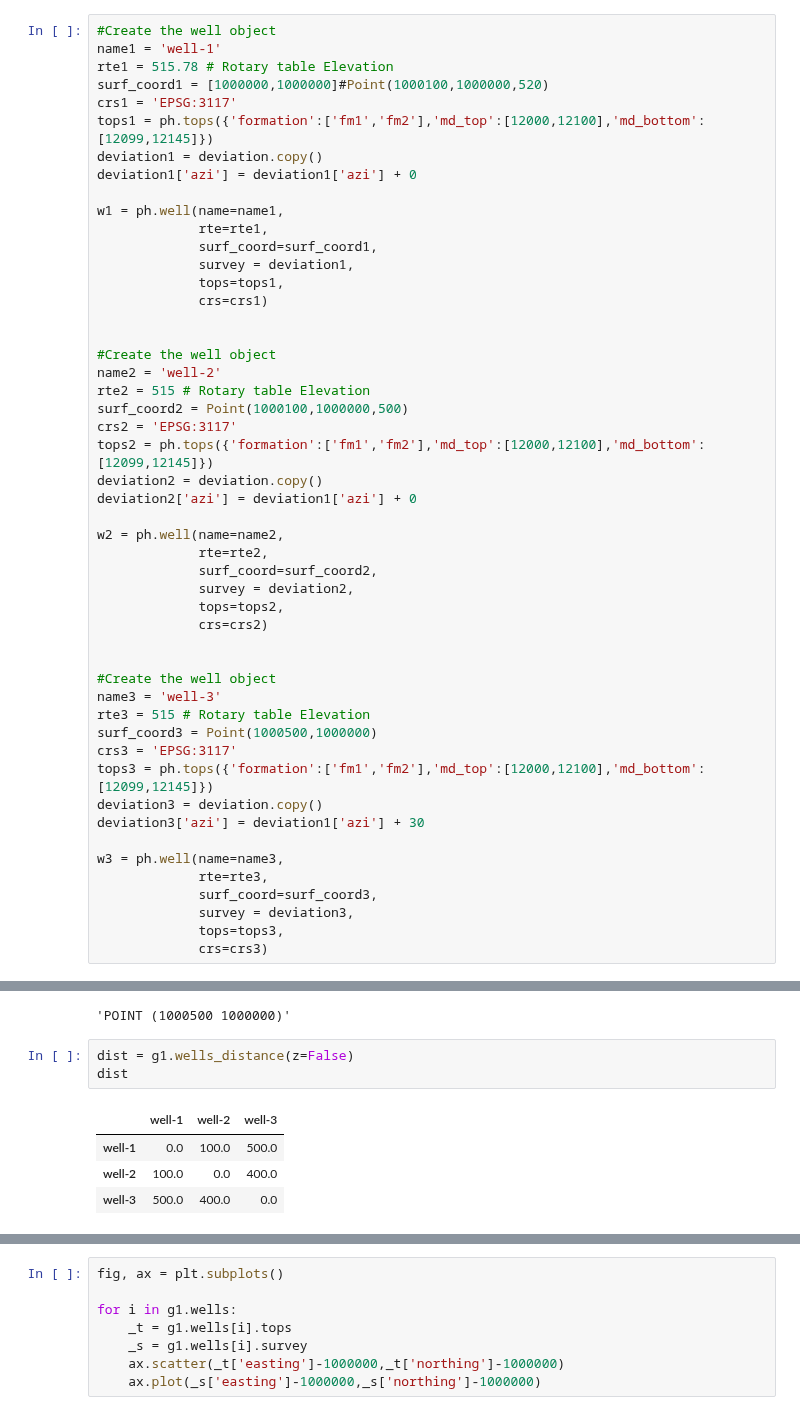
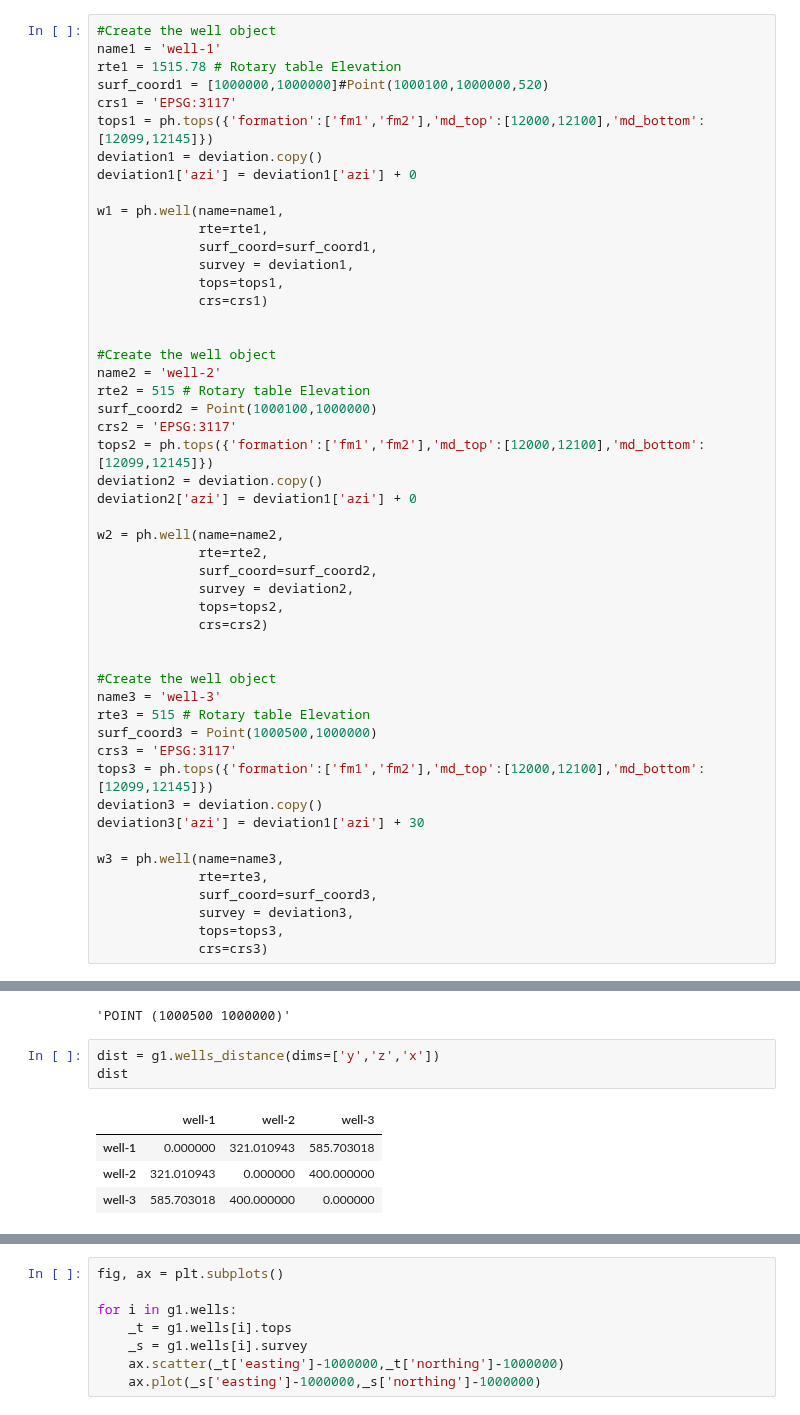
Before and after one commit to scuervo91/reservoirpy, a Jupyter notebook: examples/welllogs/1-basics/2-groups_wells.ipynb, the cells around one changed output, grey strips where cells are left out. Drawn from its saved outputs; the diff is of its cells as text.

```diff
--- a/examples/welllogs/1-basics/2-groups_wells.ipynb
+++ b/examples/welllogs/1-basics/2-groups_wells.ipynb
@@ -34,7 +43,7 @@ tops1
 # %%
 #Create the well object
 name1 = 'well-1'
-rte1 = 515.78 # Rotary table Elevation
+rte1 = 1515.78 # Rotary table Elevation
 surf_coord1 = [1000000,1000000]#Point(1000100,1000000,520)
 crs1 = 'EPSG:3117'
 tops1 = ph.tops({'formation':['fm1','fm2'],'md_top':[12000,12100],'md_bottom':[12099,12145]})
@@ -52,7 +61,7 @@ w1 = ph.well(name=name1,
 #Create the well object
 name2 = 'well-2'
 rte2 = 515 # Rotary table Elevation
-surf_coord2 = Point(1000100,1000000,500)
+surf_coord2 = Point(1000100,1000000)
 crs2 = 'EPSG:3117'
 tops2 = ph.tops({'formation':['fm1','fm2'],'md_top':[12000,12100],'md_bottom':[12099,12145]})
 deviation2 = deviation.copy()
@@ -105,11 +114,11 @@ g1.wells['well-3'].surf_coord.wkt
 # %% [output]
 'POINT (1000500 1000000)'
 # %%
-dist = g1.wells_distance(z=False)
+dist = g1.wells_distance(dims=['y','z','x'])
 dist
 # %% [output]
 |  | well-1 | well-2 | well-3 |
-| well-1 | 0.0 | 100.0 | 500.0 |
-| well-2 | 100.0 | 0.0 | 400.0 |
-| well-3 | 500.0 | 400.0 | 0.0 |
+| well-1 | 0.000000 | 321.010943 | 585.703018 |
+| well-2 | 321.010943 | 0.000000 | 400.000000 |
+| well-3 | 585.703018 | 400.000000 | 0.000000 |
 # %%
```
Also changed, not shown: parts of 7 cells of this notebook, 3 other files.
